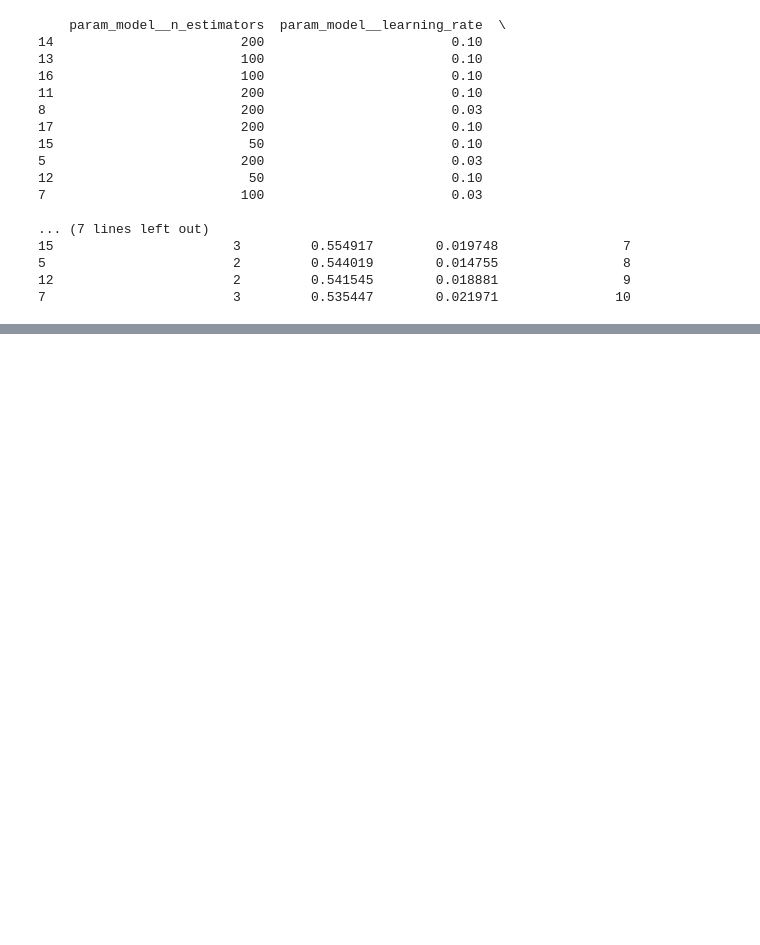
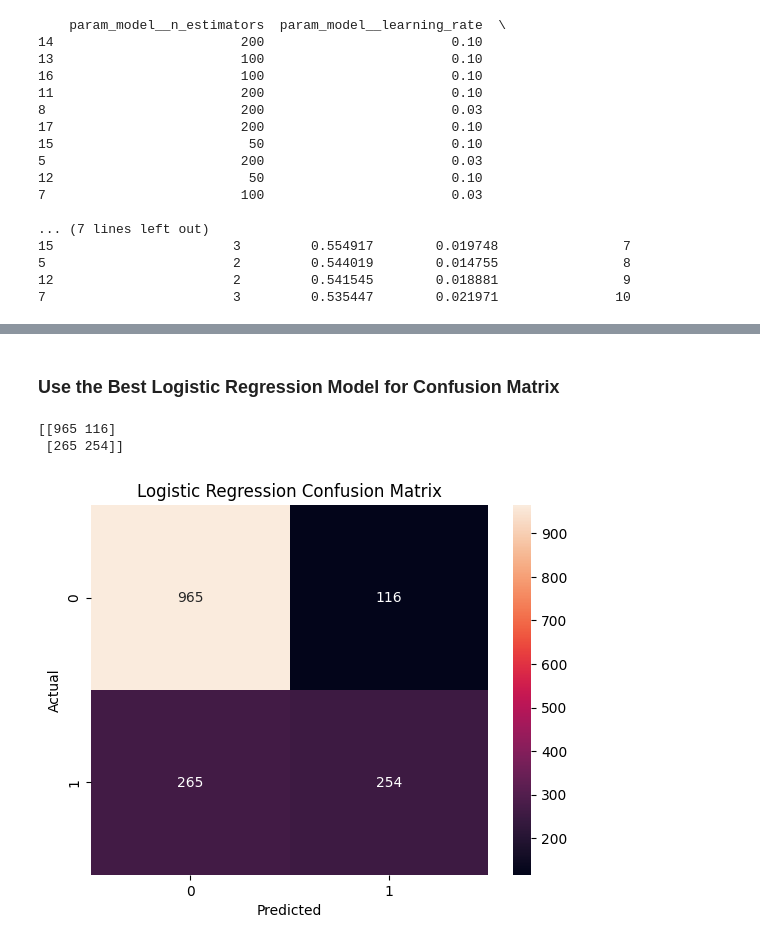
Before and after one commit to harpitmali/AI-ML-Bootcamp, a Jupyter notebook: Projects/Loan-Default-Prediction/notebooks/loan_default.ipynb, the cells around one changed output, grey strips where cells are left out. Drawn from its saved outputs; the diff is of its cells as text; code cells hidden in the pictures; blank space fills up the shorter version.

Commit message:
Complete Day 39 model tuning and final selection

```diff
--- a/Projects/Loan-Default-Prediction/notebooks/loan_default.ipynb
+++ b/Projects/Loan-Default-Prediction/notebooks/loan_default.ipynb
@@ -1450,0 +2201,29 @@ print(
+# %% [markdown]
+### Use the Best Logistic Regression Model for Confusion Matrix
+# %%
+logistic_test_prediction = best_logistic.predict(X_test)
+
+from sklearn.metrics import confusion_matrix
+
+cm = confusion_matrix(
+    y_test,
+    logistic_test_prediction
+)
+
+print(cm)
+# %% [output]
+[[965 116]
+ [265 254]]
+# %%
+sns.heatmap(
+    cm,
+    annot=True,
+    fmt="d"
+)
+
+plt.xlabel("Predicted")
+plt.ylabel("Actual")
+plt.title("Logistic Regression Confusion Matrix")
+plt.show()
+# %% [output]
+[figure, added]
```
Also changed, not shown: parts of 36 cells of this notebook, 1 other file.
